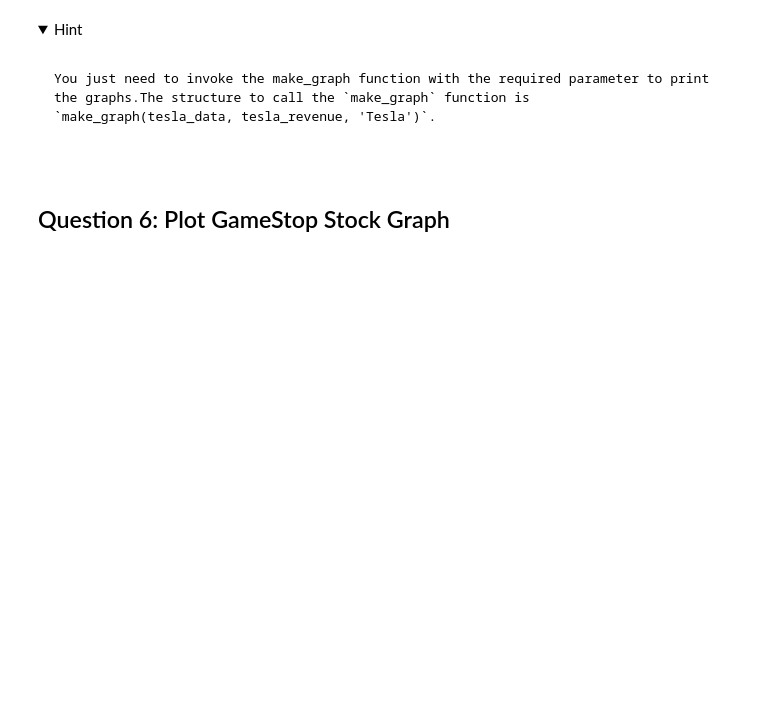
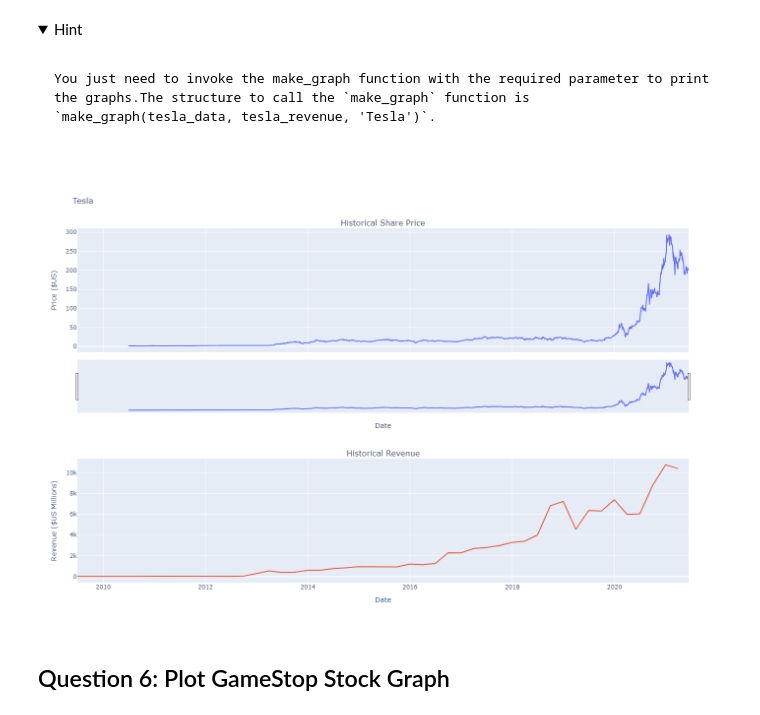
Before and after one commit to Jonathan-w05/FinalAsm1, a Jupyter notebook: Final Assignment.ipynb, the cells around one changed output. Drawn from its saved outputs; the diff is of its cells as text; code cells hidden in the pictures; folded sections open; blank space fills up the shorter version.

````diff
--- a/Final Assignment.ipynb
+++ b/Final Assignment.ipynb
@@ -280,6 +280,10 @@ You just need to invoke the make_graph function with the required parameter to p
 ```
 
 </details>
+# %%
+make_graph(tesla_data, tesla_revenue, 'Tesla')
+# %% [output]
+[figure, added]
 # %% [markdown]
 ## Question 6: Plot GameStop Stock Graph
 # %% [markdown]
````
Also changed, not shown: parts of 1 cell of this notebook.
